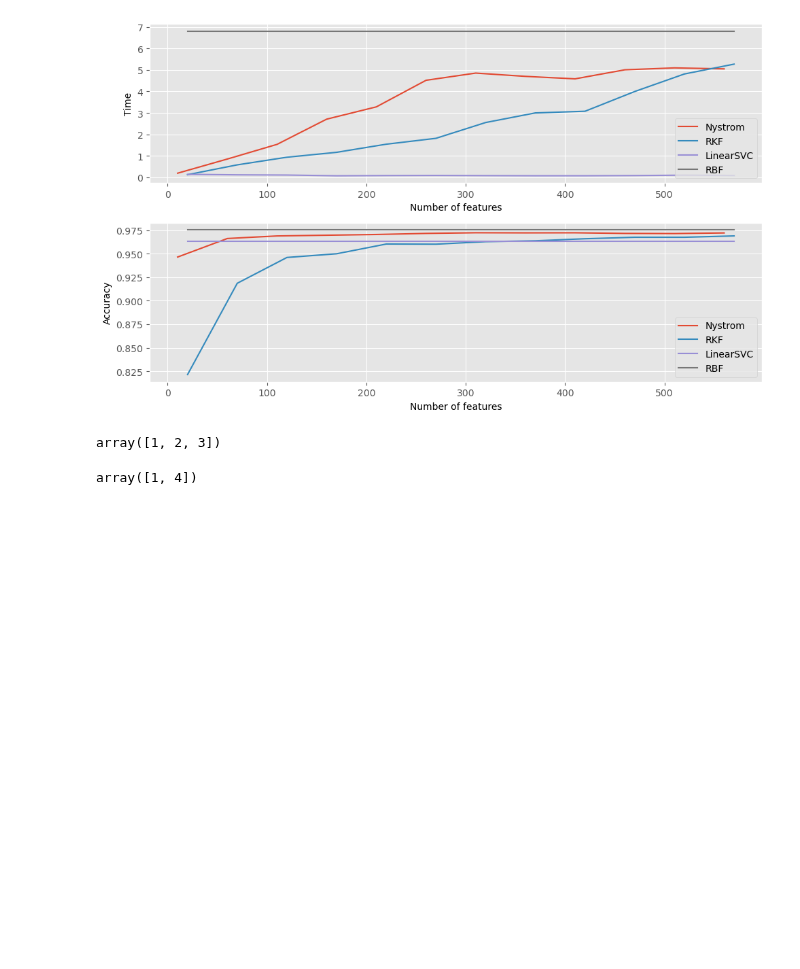
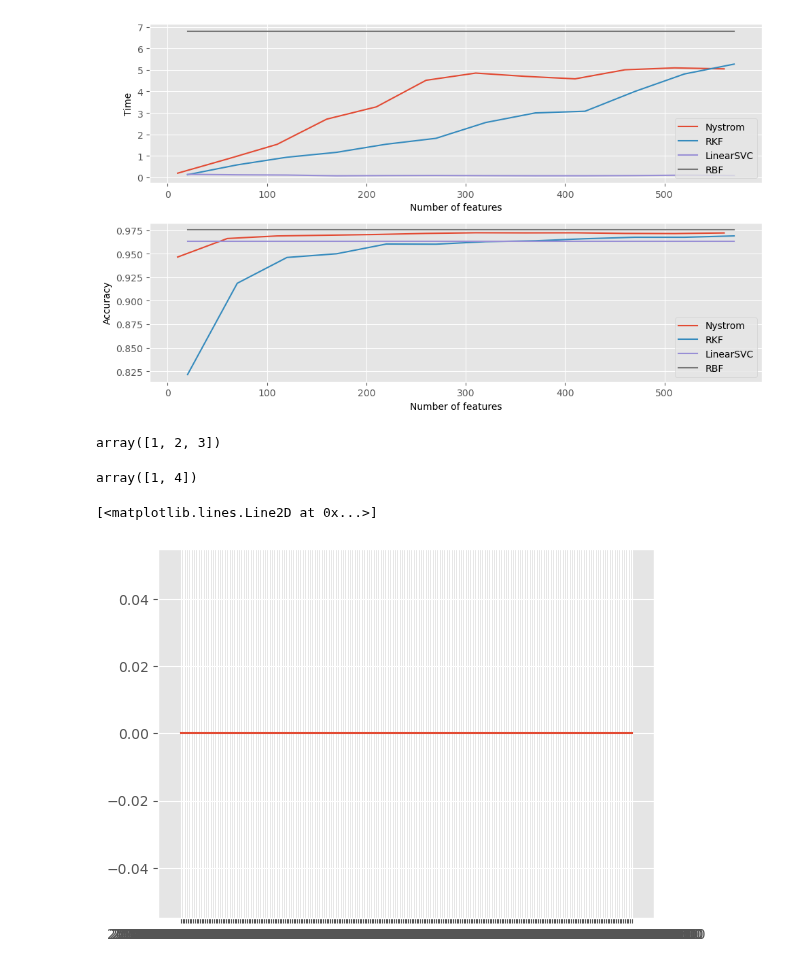
Before and after one commit to binweiyan/code, a Jupyter notebook: Large_Scale_SVM.ipynb, the cells around one changed output. Drawn from its saved outputs; the diff is of its cells as text; code cells hidden in the pictures; blank space fills up the shorter version.

```diff
--- a/Large_Scale_SVM.ipynb
+++ b/Large_Scale_SVM.ipynb
@@ -374,3 +374,19 @@ with open('beta.pkl', 'w') as f:
     pickle.dump(beta, f)
 with open('name_orders.pkl', 'w') as f:
     pickle.dump(name_orders, f)
+# %%
+import pandas as pd
+
+start_date = '2018-01-01'
+end_date = '2018-12-31'
+dates = [str(x) for x in pd.date_range(start_date, end_date) if (x.weekday() < 5)]
+pnls = pd.DataFrame(index=dates)
+pnls['pnl'] = 0
+#plot the pnl according to the year
+#show the change of year on the x axis
+#show the pnl on the y axis
+plt.plot(pnls)
+#not show eve
+# %% [output]
+[<matplotlib.lines.Line2D at 0x...>]
+[figure, added]
```
Also changed, not shown: parts of 2 cells of this notebook, 1 other file.
